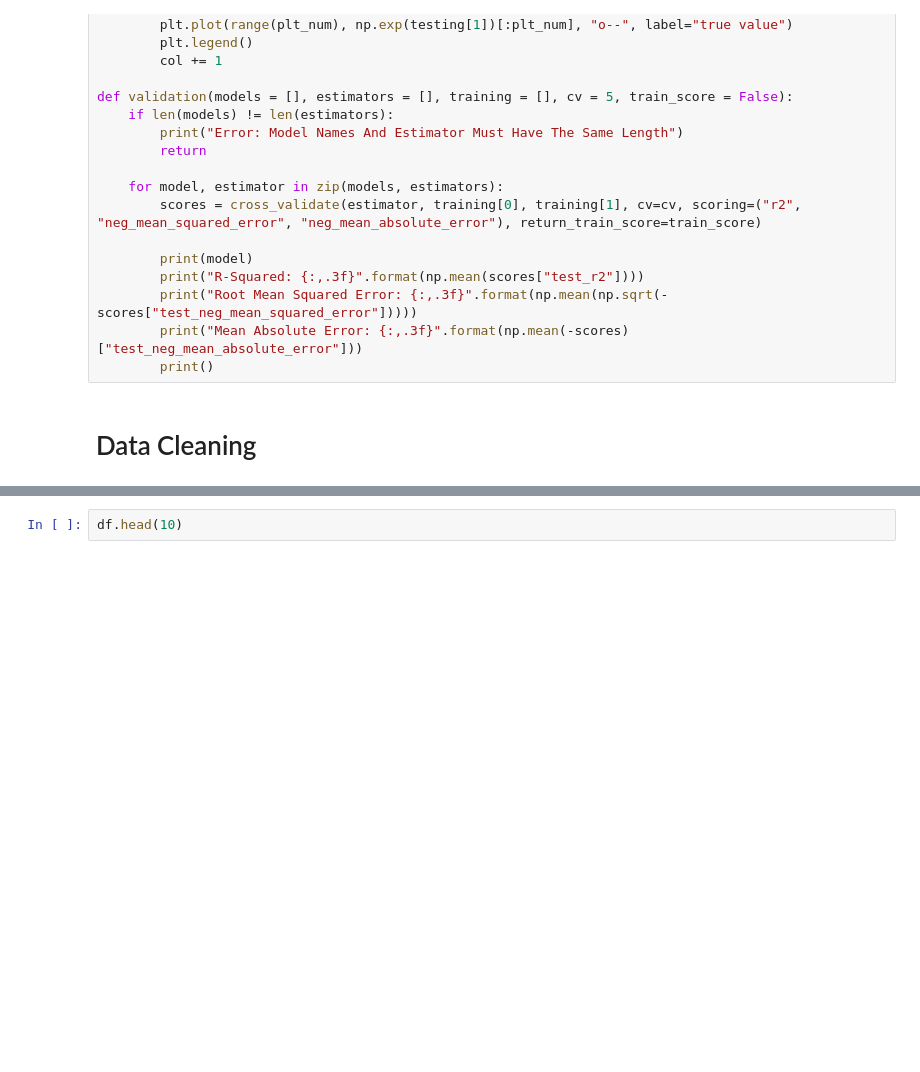
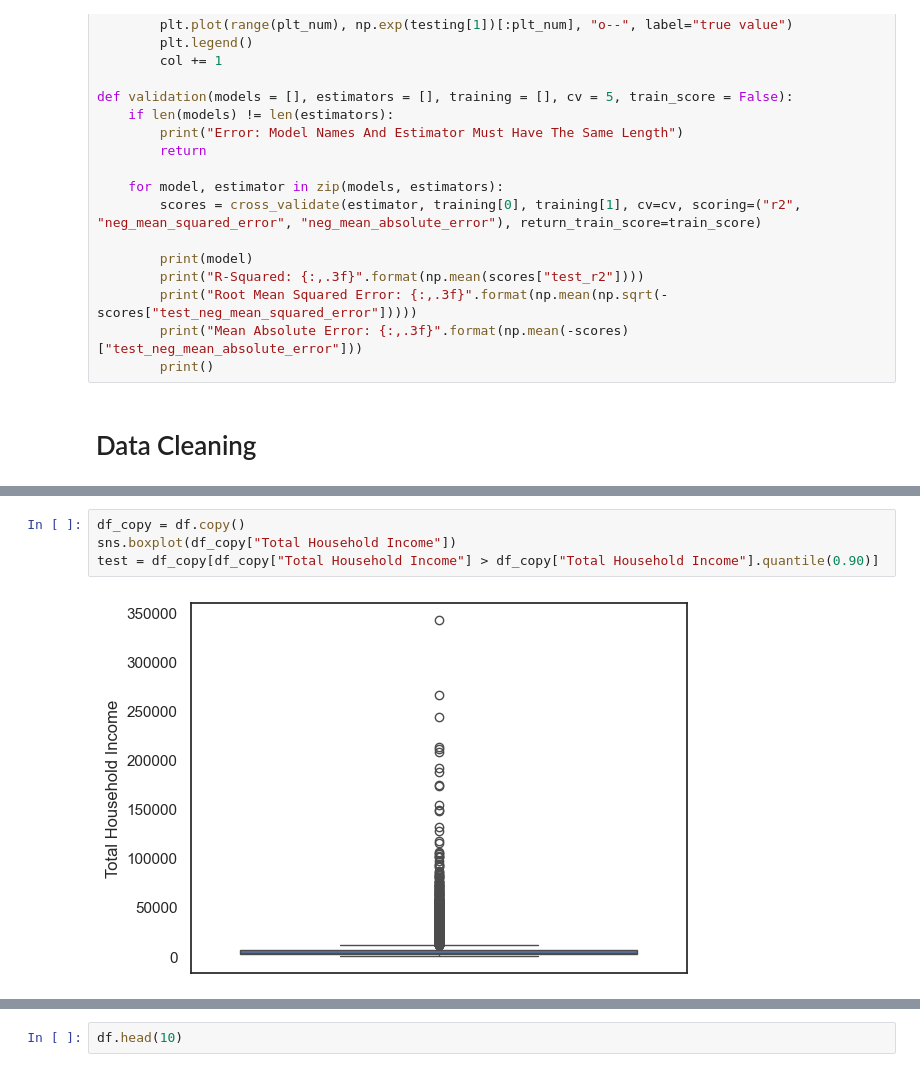
Before and after one commit to AFDanao/Embedded, a Jupyter notebook: Family Income/family_income.ipynb, the cells around one changed output, grey strips where cells are left out. Cells and saved outputs as stored; diff of their text form; blank space fills up the shorter version.

```diff
--- a/Family Income/family_income.ipynb
+++ b/Family Income/family_income.ipynb
@@ -121,0 +192,6 @@ memory usage: 15.8+ MB
+# %%
+df_copy = df.copy()
+sns.boxplot(df_copy["Total Household Income"])
+test = df_copy[df_copy["Total Household Income"] > df_copy["Total Household Income"].quantile(0.90)]
+# %% [output]
+[figure, added]
```
Also changed, not shown: parts of 19 cells of this notebook.
